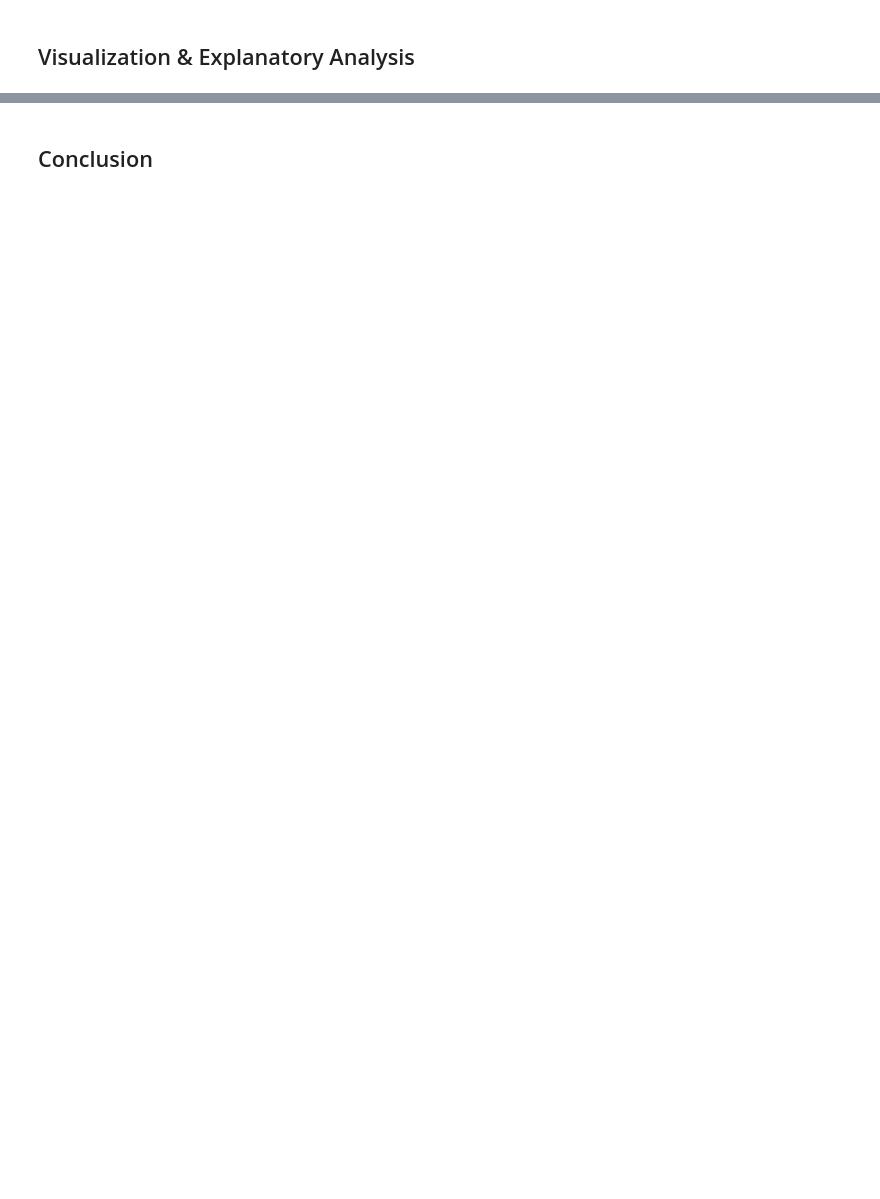
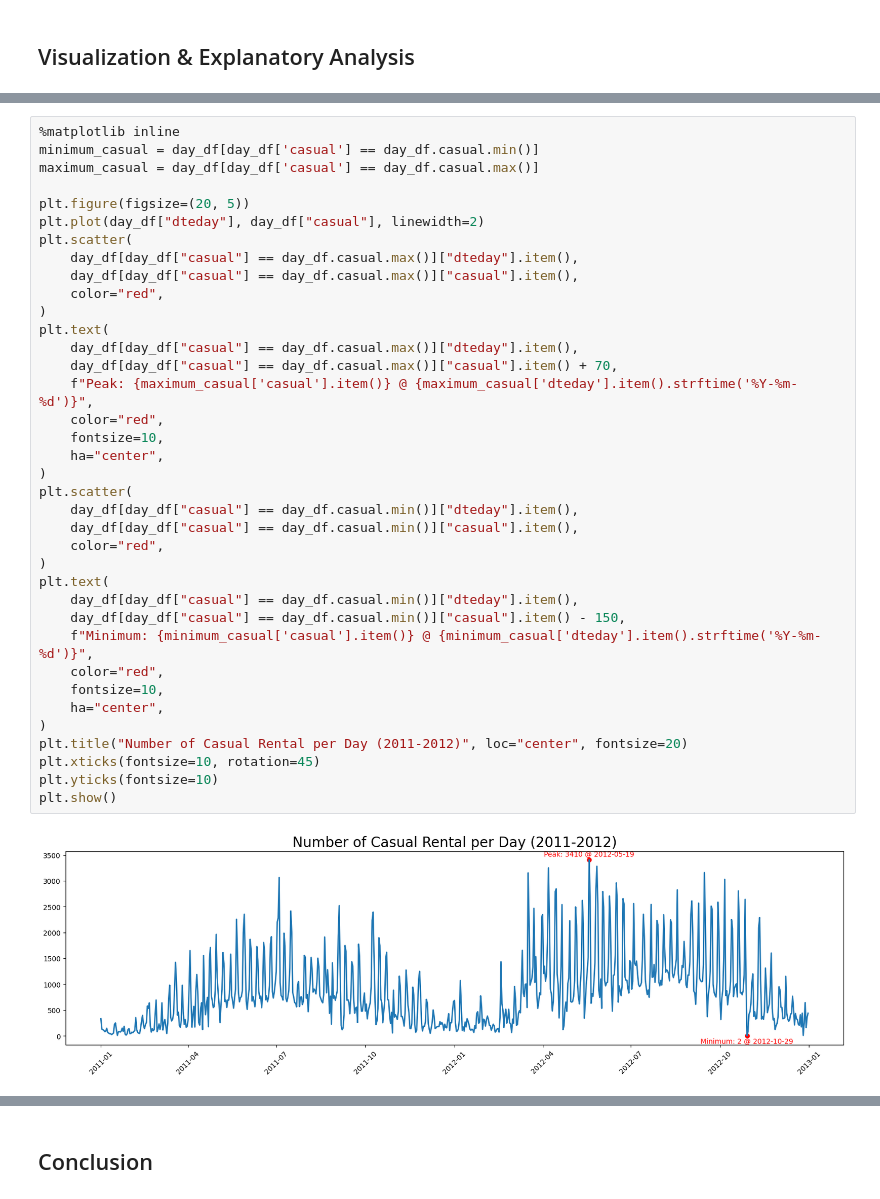
Before and after one commit to fauzanadhm/proyek-pertama-analisis-data, a Jupyter notebook: Proyek_Analisis_Data.ipynb, the cells around one changed output, grey strips where cells are left out. Drawn from its saved outputs; the diff is of its cells as text; blank space fills up the shorter version.

```diff
--- a/Proyek_Analisis_Data.ipynb
+++ b/Proyek_Analisis_Data.ipynb
@@ -306,0 +496,39 @@ plt.show()
+# %%
+%matplotlib inline
+minimum_casual = day_df[day_df['casual'] == day_df.casual.min()]
+maximum_casual = day_df[day_df['casual'] == day_df.casual.max()]
+
+plt.figure(figsize=(20, 5))
+plt.plot(day_df["dteday"], day_df["casual"], linewidth=2)
+plt.scatter(
+    day_df[day_df["casual"] == day_df.casual.max()]["dteday"].item(),
+    day_df[day_df["casual"] == day_df.casual.max()]["casual"].item(),
+    color="red",
+)
+plt.text(
+    day_df[day_df["casual"] == day_df.casual.max()]["dteday"].item(),
+    day_df[day_df["casual"] == day_df.casual.max()]["casual"].item() + 70,
+    f"Peak: {maximum_casual['casual'].item()} @ {maximum_casual['dteday'].item().strftime('%Y-%m-%d')}",
+    color="red",
+    fontsize=10,
+    ha="center",
+)
+plt.scatter(
+    day_df[day_df["casual"] == day_df.casual.min()]["dteday"].item(),
+    day_df[day_df["casual"] == day_df.casual.min()]["casual"].item(),
+    color="red",
+)
+plt.text(
+    day_df[day_df["casual"] == day_df.casual.min()]["dteday"].item(),
+    day_df[day_df["casual"] == day_df.casual.min()]["casual"].item() - 150,
+    f"Minimum: {minimum_casual['casual'].item()} @ {minimum_casual['dteday'].item().strftime('%Y-%m-%d')}",
+    color="red",
+    fontsize=10,
+    ha="center",
+)
+plt.title("Number of Casual Rental per Day (2011-2012)", loc="center", fontsize=20)
+plt.xticks(fontsize=10, rotation=45)
+plt.yticks(fontsize=10)
+plt.show()
+# %% [output]
+[figure, added]
```
Also changed, not shown: parts of 64 cells of this notebook, 6 other files.
